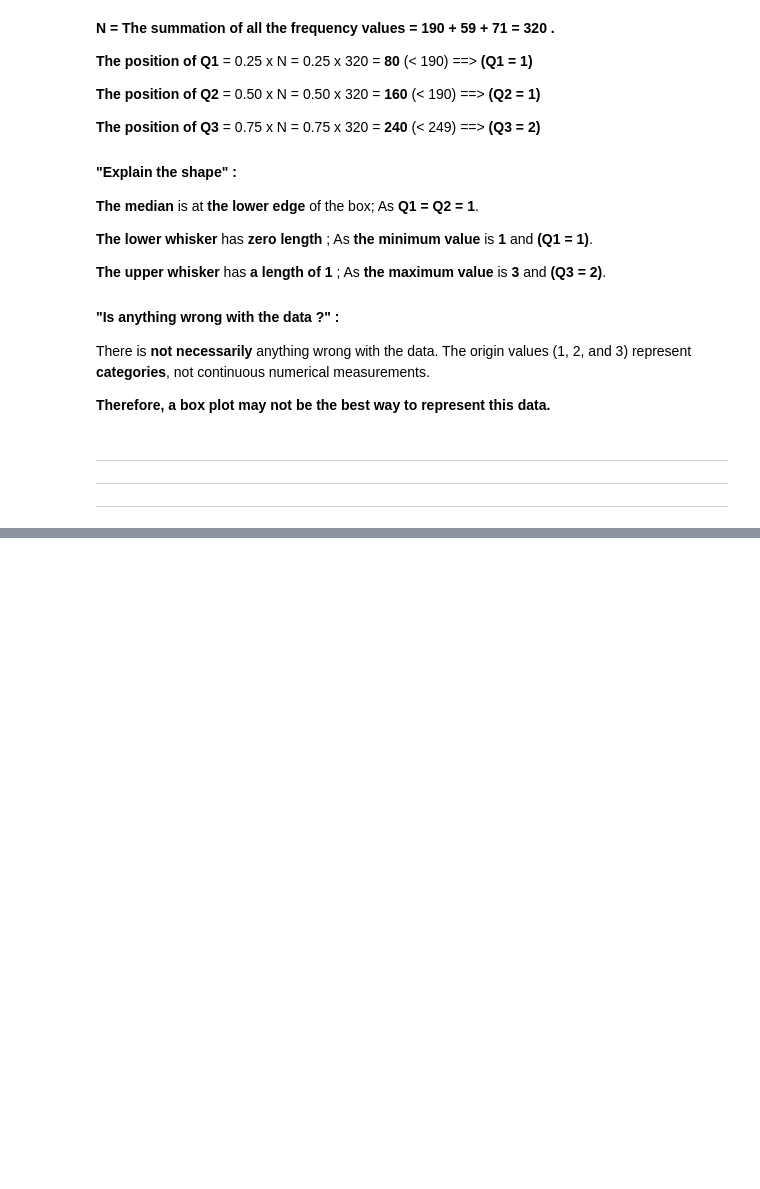
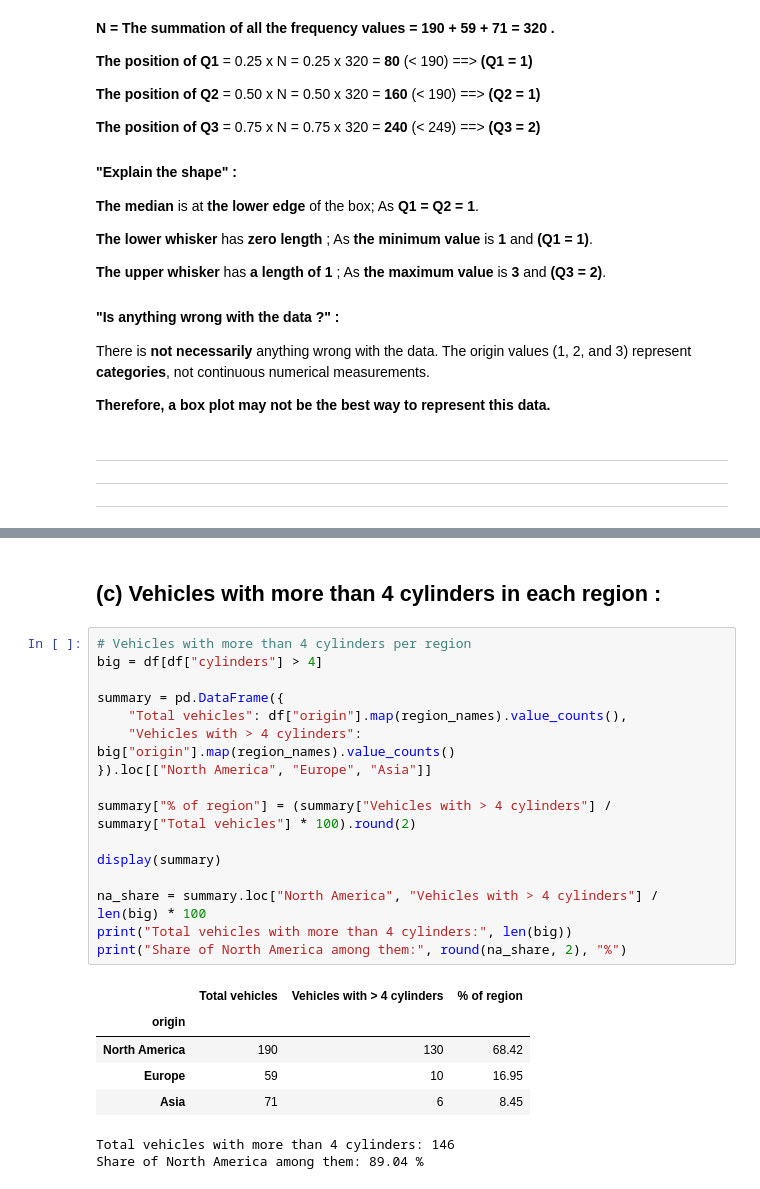
Before and after one commit to haneenaymanmo/Learning-from-data, a Jupyter notebook: Assignment_1_(LFD).ipynb, the cells around one changed output, grey strips where cells are left out. Drawn from its saved outputs; the diff is of its cells as text; blank space fills up the shorter version.

```diff
--- a/Assignment_1_(LFD).ipynb
+++ b/Assignment_1_(LFD).ipynb
@@ -510,0 +655,26 @@ There is **not necessarily** anything wrong with the data. The origin values (1,
+# %% [markdown]
+## **(c) Vehicles with more than 4 cylinders in each region :**
+# %%
+# Vehicles with more than 4 cylinders per region
+big = df[df["cylinders"] > 4]
+
+summary = pd.DataFrame({
+    "Total vehicles": df["origin"].map(region_names).value_counts(),
+    "Vehicles with > 4 cylinders": big["origin"].map(region_names).value_counts()
+}).loc[["North America", "Europe", "Asia"]]
+
+summary["% of region"] = (summary["Vehicles with > 4 cylinders"] / summary["Total vehicles"] * 100).round(2)
+
+display(summary)
+
+na_share = summary.loc["North America", "Vehicles with > 4 cylinders"] / len(big) * 100
+print("Total vehicles with more than 4 cylinders:", len(big))
+print("Share of North America among them:", round(na_share, 2), "%")
+# %% [output]
+|  | Total vehicles | Vehicles with > 4 cylinders | % of region |
+| origin |  |  |  |
+| North America | 190 | 130 | 68.42 |
+| Europe | 59 | 10 | 16.95 |
+| Asia | 71 | 6 | 8.45 |
+Total vehicles with more than 4 cylinders: 146
+Share of North America among them: 89.04 %
```
Also changed, not shown: parts of 33 cells of this notebook.
